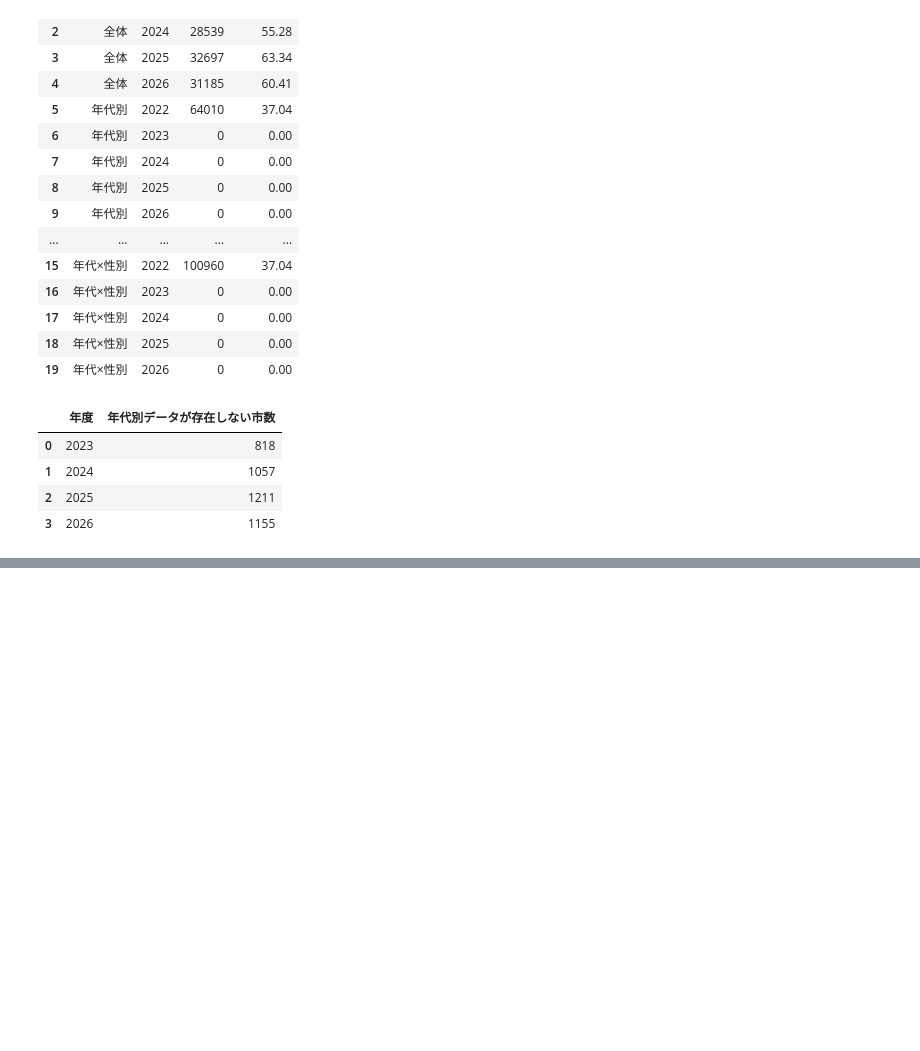
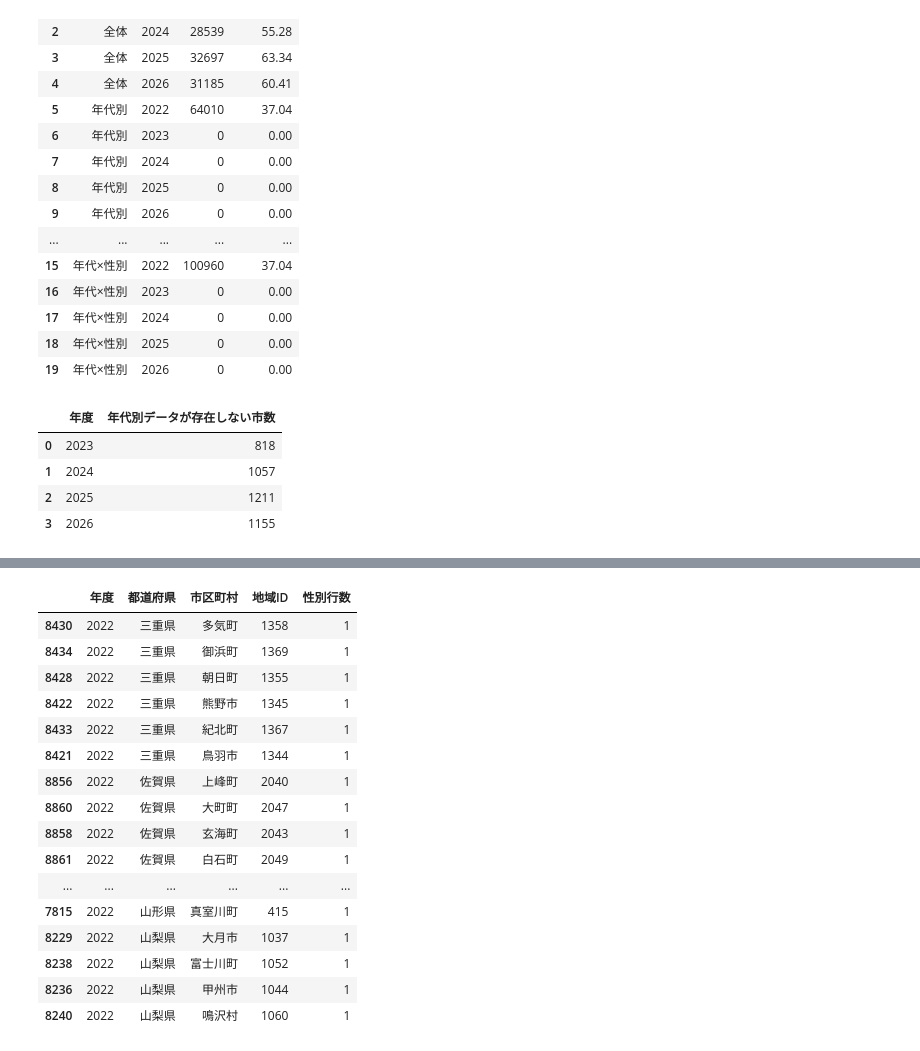
Before and after one commit to Keita062/wakayama_competition, a Jupyter notebook: Nishimura/src/newbasic.ipynb, the cells around one changed output, grey strips where cells are left out. Cells and saved outputs as stored; diff of their text form; code cells hidden in the pictures; blank space fills up the shorter version.

```diff
--- a/Nishimura/src/newbasic.ipynb
+++ b/Nishimura/src/newbasic.ipynb
@@ -584,0 +558,71 @@ display(
+# %%
+import pandas as pd
+
+df = df_sheet2.copy()
+
+# キー：自治体 × 年度
+keys = ["年度", "都道府県", "市区町村", "地域ID"]
+
+# -----------------------------
+# 1. 全体データ
+# -----------------------------
+df_overall = (
+    df[df["区分"] == "全体"][keys]
+    .drop_duplicates()
+)
+
+# -----------------------------
+# 2. 性別別データ
+# -----------------------------
+df_gender = (
+    df[df["区分"] == "性別別"][keys + ["性別"]]
+    .dropna(subset=["性別"])
+    .drop_duplicates()
+)
+
+print("性別の値：")
+print(df_gender["性別"].value_counts(dropna=False))
+
+# 自治体×年度ごとの性別行数
+gender_count = (
+    df_gender
+    .groupby(keys)["性別"]
+    .nunique()
+    .reset_index(name="性別行数")
+)
+
+# 全体データと結合
+check = df_overall.merge(
+    gender_count,
+    on=keys,
+    how="left"
+)
+
+check["性別行数"] = check["性別行数"].fillna(0).astype(int)
+
+# -----------------------------
+# 3. 性別データの存在状況
+# -----------------------------
+print("\n=== 性別行数の分布 ===")
+print(
+    check["性別行数"]
+    .value_counts()
+    .sort_index()
+)
+
+# -----------------------------
+# 4. 全体はあるが性別データが不足しているケース
+# -----------------------------
+missing_gender = check[
+    check["性別行数"] < 2
+].copy()
+
+print("\n=== 全体はあるが、男女2行そろっていない自治体×年度 ===")
+print(f"件数：{len(missing_gender)}")
+
+display(
+    missing_gender.sort_values(
+        ["年度", "都道府県", "市区町村"]
+    ).head(50)
+)
+# %% [output]
@@ -584,0 +646,17 @@ display(
+|  | 年度 | 都道府県 | 市区町村 | 地域ID | 性別行数 |
+| 8430 | 2022 | 三重県 | 多気町 | 1358 | 1 |
+| 8434 | 2022 | 三重県 | 御浜町 | 1369 | 1 |
+| 8428 | 2022 | 三重県 | 朝日町 | 1355 | 1 |
+| 8422 | 2022 | 三重県 | 熊野市 | 1345 | 1 |
+| 8433 | 2022 | 三重県 | 紀北町 | 1367 | 1 |
+| 8421 | 2022 | 三重県 | 鳥羽市 | 1344 | 1 |
+| 8856 | 2022 | 佐賀県 | 上峰町 | 2040 | 1 |
+| 8860 | 2022 | 佐賀県 | 大町町 | 2047 | 1 |
+| 8858 | 2022 | 佐賀県 | 玄海町 | 2043 | 1 |
+| 8861 | 2022 | 佐賀県 | 白石町 | 2049 | 1 |
+| ... | ... | ... | ... | ... | ... |
+| 7815 | 2022 | 山形県 | 真室川町 | 415 | 1 |
+| 8229 | 2022 | 山梨県 | 大月市 | 1037 | 1 |
+| 8238 | 2022 | 山梨県 | 富士川町 | 1052 | 1 |
+| 8236 | 2022 | 山梨県 | 甲州市 | 1044 | 1 |
+| 8240 | 2022 | 山梨県 | 鳴沢村 | 1060 | 1 |
```
Also changed, not shown: parts of 7 cells of this notebook.
